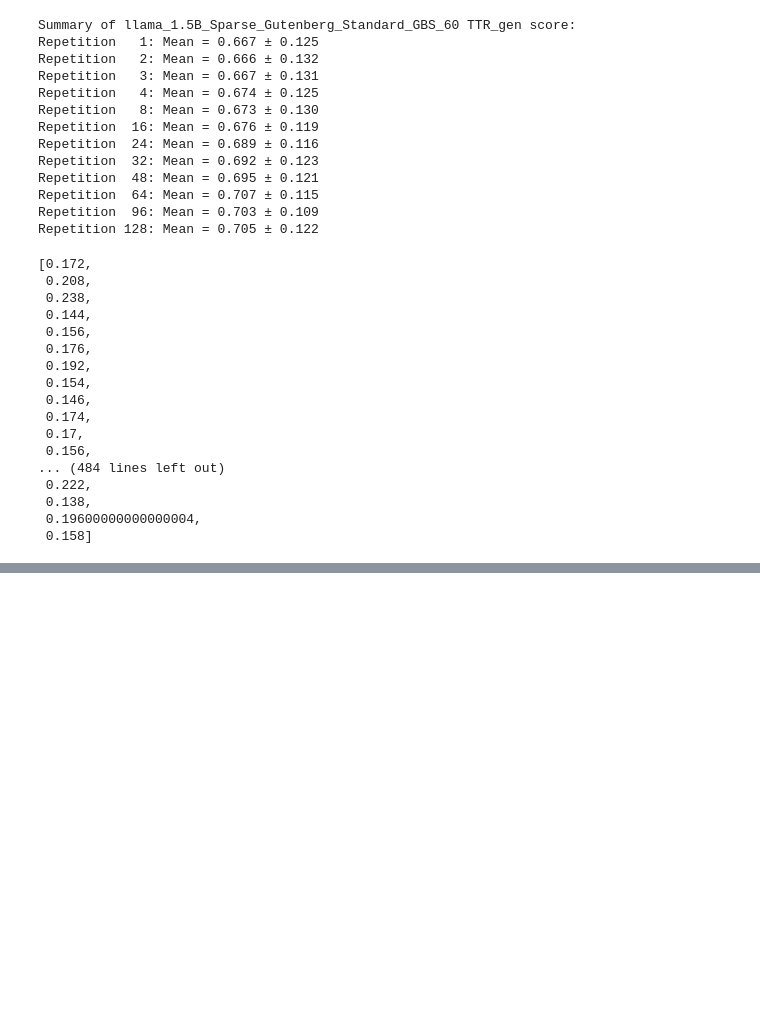
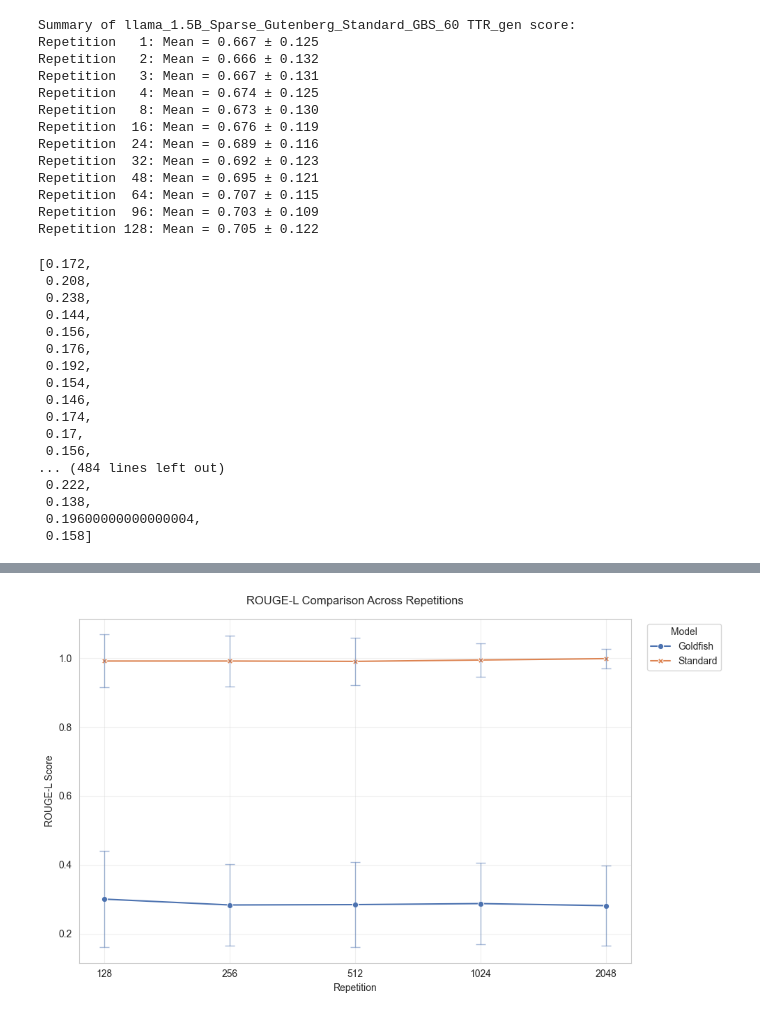
Before and after one commit to Alvorecer721/PDM, a Jupyter notebook: notebooks/rough-l.ipynb, the cells around one changed output, grey strips where cells are left out. Saved outputs shown, nothing was run; the diff lists cells and outputs as text; code cells hidden in the pictures; blank space fills up the shorter version.

```diff
--- a/notebooks/rough-l.ipynb
+++ b/notebooks/rough-l.ipynb
@@ -832,3 +876,83 @@ data_rouge['Rouge-L']
  0.138,
  0.19600000000000004,
  0.158]
+# %%
+import seaborn as sns
+import matplotlib.pyplot as plt
+import numpy as np
+import pandas as pd
+
+# Set the style
+sns.set_style("whitegrid")
+
+# Create the data
+repetitions = np.array([128, 256, 512, 1024, 2048])
+
+# Experiment data
+goldfish_mean = np.array([0.300, 0.283, 0.284, 0.287, 0.281])
+goldfish_std = np.array([0.139, 0.119, 0.124, 0.119, 0.116])
+standard_mean = np.array([0.992, 0.992, 0.991, 0.995, 0.999])
+standard_std = np.array([0.077, 0.074, 0.069, 0.048, 0.028])
+
+# Create DataFrame for seaborn
+data = pd.DataFrame({
+    'Repetition': np.concatenate([repetitions, repetitions]),
+    'ROUGE-L': np.concatenate([goldfish_mean, standard_mean]),
+    'Std': np.concatenate([goldfish_std, standard_std]),
+    'Model': ['Goldfish']*5 + ['Standard']*5
+})
+
+# Create the plot
+plt.figure(figsize=(10, 6))
+sns.set_palette("deep")
+
+# Plot with seaborn
+ax = sns.lineplot(
+    data=data,
+    x='Repetition',
+    y='ROUGE-L',
+    hue='Model',
+    style='Model',
+    markers=True,
+    dashes=False,
+    err_style='bars',
+    ci=None
+)
+
+# Add error bars manually for better control
+for model in ['Goldfish', 'Standard']:
+    mask = data['Model'] == model
+    plt.errorbar(
+        data[mask]['Repetition'],
+        data[mask]['ROUGE-L'],
+        yerr=data[mask]['Std'],
+        fmt='none',
+        capsize=5,
+        capthick=1,
+        elinewidth=1,
+        alpha=0.5
+    )
+
+# Customize the plot
+ax.set_xscale('log', base=2)
+ax.set_xticks(repetitions)
+ax.set_xticklabels(repetitions)
+
+# Labels and title
+plt.xlabel('Repetition')
+plt.ylabel('ROUGE-L Score')
+plt.title('ROUGE-L Comparison Across Repetitions', pad=15)
+
+# Customize grid
+plt.grid(True, which="major", linestyle='-', alpha=0.3)
+plt.grid(True, which="minor", linestyle=':', alpha=0.2)
+
+# Legend
+plt.legend(title='Model', bbox_to_anchor=(1.02, 1), loc='upper left')
+
+# Adjust layout
+plt.tight_layout()
+
+# Show plot
+plt.show()
+# %% [output]
@@ -834,0 +962 @@ data_rouge['Rouge-L']
+[figure, added]
```
Also changed, not shown: parts of 29 cells of this notebook, 1 other file.
